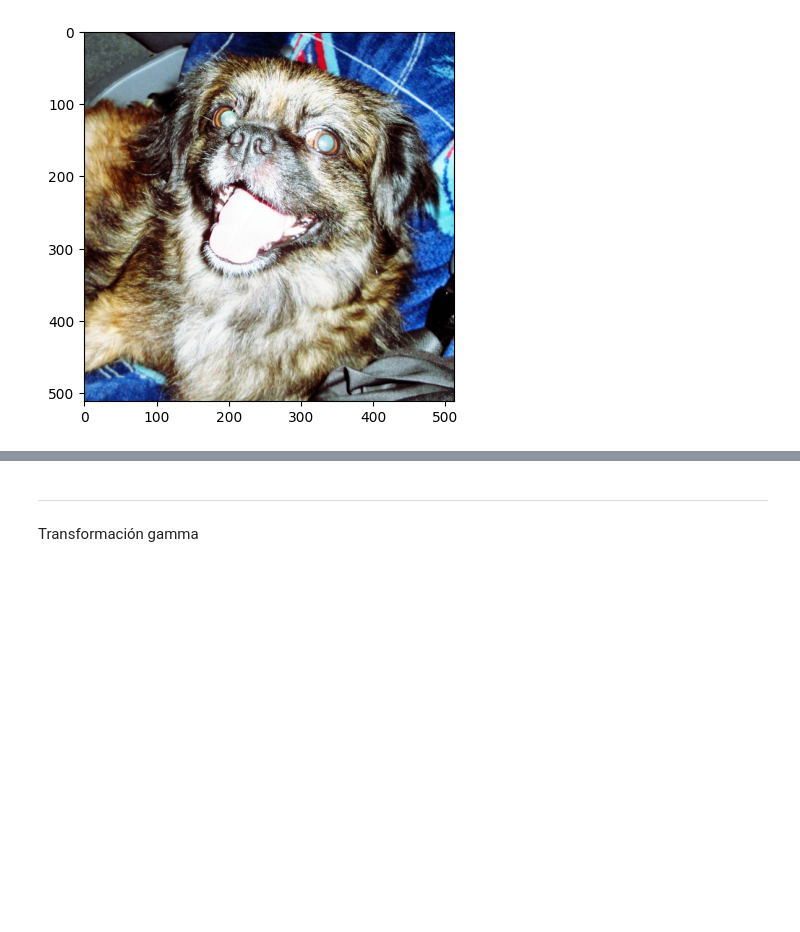
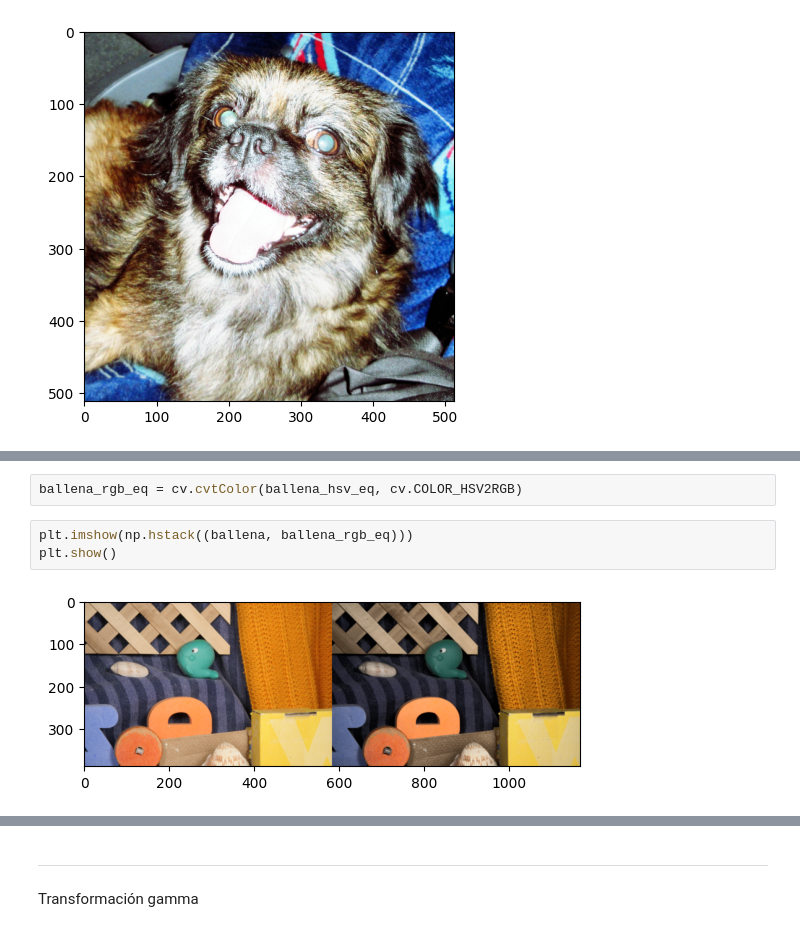
Before and after one commit to mikecr96/PDI-Ago-dic24, a Jupyter notebook: Semana VIII/eqHist.ipynb, the cells around one changed output, grey strips where cells are left out. Drawn from its saved outputs; the diff is of its cells as text; blank space fills up the shorter version.

```diff
--- a/Semana VIII/eqHist.ipynb
+++ b/Semana VIII/eqHist.ipynb
@@ -92,0 +149,7 @@ plt.show()
+# %%
+ballena_rgb_eq = cv.cvtColor(ballena_hsv_eq, cv.COLOR_HSV2RGB)
+# %%
+plt.imshow(np.hstack((ballena, ballena_rgb_eq)))
+plt.show()
+# %% [output]
+[figure, added]
```
Also changed, not shown: parts of 28 cells of this notebook.
